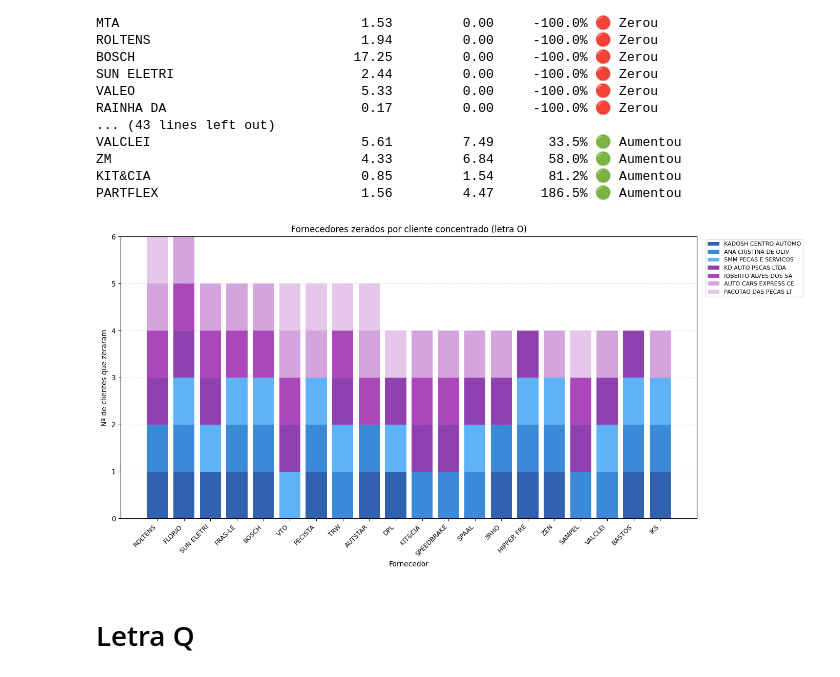
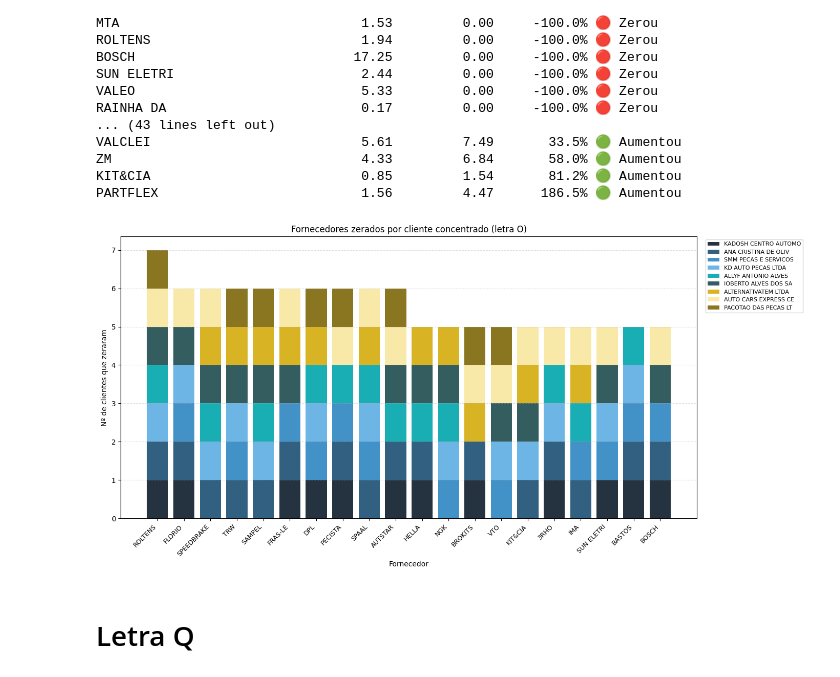
Before and after one commit to Pecista-priscila/vendas-gyn, a Jupyter notebook: atenção.ipynb, the cells around one changed output. Cells and saved outputs as stored; diff of their text form; code cells hidden in the pictures.

```diff
--- a/atenção.ipynb
+++ b/atenção.ipynb
@@ -3,7 +3,8 @@
 # %%
 import pandas as pd
 
-df = pd.read_csv('clientes_atencao_0106.csv')
-print(df.shape)
+df = pd.read_csv('clientes.csv')
+df = df[df['sigla'] == 'O'].copy()
+print(f"Total clientes O: {len(df)}")
 df.head()
 # %% [output]
@@ -40,14 +51,15 @@ Queda total de MC: R$ -500/dia
 # %%
-total_queda = df_queda['Δ MC R$/dia'].sum()
+total_queda = df_queda['Δ MC/dia R$'].sum()
 meta_80 = total_queda * 0.80
 
-df_queda['queda_acum'] = df_queda['Δ MC R$/dia'].cumsum()
+df_queda['queda_acum'] = df_queda['Δ MC/dia R$'].cumsum()
 df_queda['pct_acum'] = df_queda['queda_acum'] / total_queda * 100
 
-# Grupo 80% — os primeiros clientes até atingir 80% da queda
 grupo_80 = df_queda[df_queda['pct_acum'] <= 80].copy()
 grupo_20 = df_queda[df_queda['pct_acum'] > 80].copy()
 
-print(f"Grupo 80%: {len(grupo_80)} clientes — R$ {grupo_80['Δ MC R$/dia'].sum():.0f}/dia de queda")
-print(f"Grupo 20%: {len(grupo_20)} clientes — R$ {grupo_20['Δ MC R$/dia'].sum():.0f}/dia de queda")
+print(f"Grupo 80%: {len(grupo_80)} clientes — R$ {grupo_80['Δ MC/dia R$'].sum():.0f}/dia de queda")
+print(f"Grupo 20%: {len(grupo_20)} clientes — R$ {grupo_20['Δ MC/dia R$'].sum():.0f}/dia de queda")
+
+print(f"Total queda: {total_queda:.0f}")
 # %% [output]
@@ -100,8 +111,8 @@ cf = pd.read_csv('cli_forn.csv')
 cf['Δ vl_d'] = cf['d_vl_d'] - cf['a_vl_d']
 cf['Δ vl_pct'] = (cf['Δ vl_d'] / cf['a_vl_d'].replace(0, float('nan'))) * 100
 
-# Filtra só os 9 clientes do grupo 80%
-codigos_80 = grupo_80['Cód Cliente'].astype(str).tolist()
+# Filtra só os 11 clientes do grupo 80%
+codigos_80 = grupo_80['codcli'].astype(str).tolist()  # ← mudou aqui
 cf_80 = cf[cf['codcli'].astype(str).isin(codigos_80)].copy()
 
 print(f"Registros encontrados no cli_forn: {len(cf_80)}")
@@ -244,41 +257,46 @@ df_comum = pd.DataFrame(em_comum.items(), columns=['Fornecedor', 'Qtd Clientes']
 # %%
 import matplotlib.pyplot as plt
 import numpy as np
 
 top_forn = df_comum.head(20)['Fornecedor'].tolist()
 
-cores_clientes = {
-    cod: cor for cod, cor in zip(
-        clientes_concentrados,
-        ['#0d47a1','#1976d2','#42a5f5','#7b1fa2','#9c27b0','#ce93d8','#e1bee7']
-    )
-}
+# Azuis e amarelos bem distintos
+cores_lista = [
+    '#0d1b2a',  # azul quase preto
+    '#1b4f72',  # azul escuro
+    '#2e86c1',  # azul médio
+    '#5dade2',  # azul claro
+    '#00a5ac',  # amarelo forte
+    "#1d4b4d",  # amarelo alaranjado
+    '#d4ac0d',  # amarelo dourado
+    '#f9e79f',  # amarelo bem claro
+    '#7d6608',  # amarelo escuro
+]
+cores_clientes = {cod: cor for cod, cor in zip(clientes_concentrados, cores_lista)}
 
 fig, ax = plt.subplots(figsize=(14, 7))
-
 bottom = np.zeros(len(top_forn))
 for cod in clientes_concentrados:
     sub = cf_80[cf_80['codcli'].astype(str) == cod]
     nome = sub['nome'].iloc[0][:20]
     zerados = sub[sub['d_vl_d'] == 0]['fantasia'].tolist()
     valores = [1 if f in zerados else 0 for f in top_forn]
 
     ax.bar(top_forn, valores, bottom=bottom,
-           color=cores_clientes[cod], label=nome, alpha=0.85)
+           color=cores_clientes[cod], label=nome, alpha=0.9)
     bottom += np.array(valores)
 
 ax.set_xlabel("Fornecedor")
 ax.set_ylabel("Nº de clientes que zeraram")
 ax.set_title("Fornecedores zerados por cliente concentrado (letra O)", fontsize=12)
 ax.set_xticklabels(top_forn, rotation=45, ha='right', fontsize=9)
 ax.legend(bbox_to_anchor=(1.01, 1), loc='upper left', fontsize=8)
 ax.grid(axis='y', linestyle='--', alpha=0.4)
-
 plt.tight_layout()
 plt.savefig('barras_fornecedores_clientes.png', dpi=150, bbox_inches='tight')
 plt.show()
 # %% [output]
-[figure, old version]
+[figure, new version]
 # %% [markdown]
 # Letra Q
 # %%
```
Also changed, not shown: parts of 23 cells of this notebook, 4 other files.
